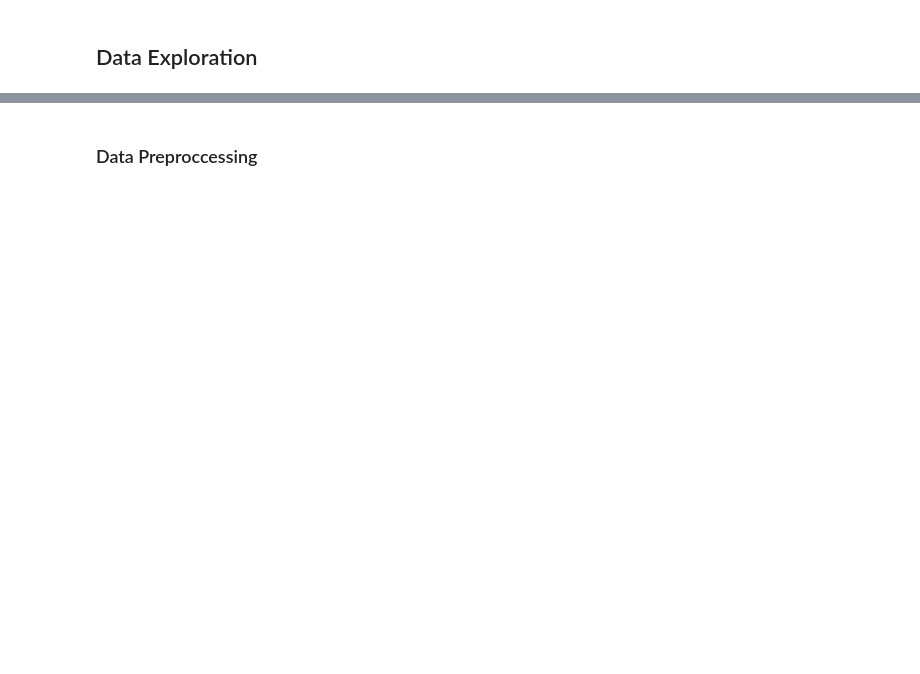
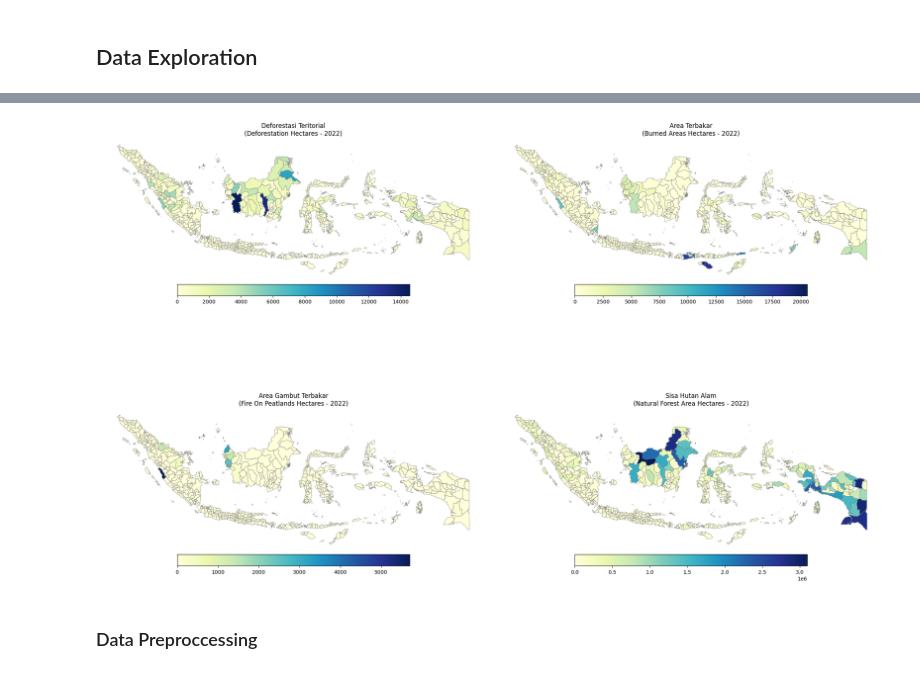
Before and after one commit to bintangfikrif/Unnamed-Final_Project, a Jupyter notebook: notebooks/main.ipynb, the cells around one changed output, grey strips where cells are left out. Cells and saved outputs as stored; diff of their text form; code cells hidden in the pictures; blank space fills up the shorter version.

Commit message:
merged 4 dataset n data exploration

```diff
--- a/notebooks/main.ipynb
+++ b/notebooks/main.ipynb
@@ -688,0 +607,95 @@ dtype: float64
+# %%
+# Configuration
+YEAR = 2022
+YEAR_COL = 'year'
+
+# Data configuration
+files_config = [
+    {
+        'geojson': 'spatial-metrics-indonesia-territorial_deforestation_kabupaten.geojson',
+        'csv': 'spatial-metrics-indonesia-territorial_deforestation_kabupaten.csv',
+        'value_col': 'deforestation_hectares',
+        'title': 'Deforestasi Teritorial'
+    },
+    {
+        'geojson': 'spatial-metrics-indonesia-burned_area_kabupaten.geojson',
+        'csv': 'spatial-metrics-indonesia-burned_area_kabupaten.csv',
+        'value_col': 'burned_areas_hectares',
+        'title': 'Area Terbakar'
+    },
+    {
+        'geojson': 'spatial-metrics-indonesia-burned_peat_kabupaten.geojson',
+        'csv': 'spatial-metrics-indonesia-burned_peat_kabupaten.csv',
+        'value_col': 'fire_on_peatlands_hectares',
+        'title': 'Area Gambut Terbakar'
+    },
+    {
+        'geojson': 'spatial-metrics-indonesia-remaining_forest_kabupaten.geojson',
+        'csv': 'spatial-metrics-indonesia-remaining_forest_kabupaten.csv',
+        'value_col': 'natural_forest_area_hectares',
+        'title': 'Sisa Hutan Alam'
+    }
+]
+
+# Create subplot
+fig, axes = plt.subplots(2, 2, figsize=(22, 17))
+axes = axes.flatten()
+
+def process_subplot(config, ax, idx):
+    try:
+        # Load and process CSV
+        df = pd.read_csv(config['csv'])
+
+        # Filter by year and process
+        df_year = df[df[YEAR_COL] == YEAR].copy() if YEAR_COL in df.columns else df.copy()
+
+        if df_year.empty:
+            ax.set_title(f"{config['title']}\nNo data for {YEAR}", color='red')
+            ax.set_axis_off()
+            return
+
+        # Create PCODE match
+        df_year['PCODE_match'] = df_year['region_trase_id'].astype(str).str.replace('ID-', '', regex=False)
+        data_summary = df_year.groupby('PCODE_match')[config['value_col']].sum().reset_index()
+
+        # Load GeoJSON
+        gdf = gpd.read_file(config['geojson'])
+        gdf['kabupaten_geocode'] = gdf['kabupaten_geocode'].astype(str)
+        data_summary['PCODE_match'] = data_summary['PCODE_match'].astype(str)
+
+        # Merge and plot
+        merged_gdf = gdf.merge(data_summary, left_on='kabupaten_geocode', right_on='PCODE_match', how='left')
+        merged_gdf[config['value_col']] = merged_gdf[config['value_col']].fillna(0)
+
+        merged_gdf.plot(
+            column=config['value_col'],
+            ax=ax,
+            legend=True,
+            legend_kwds={'orientation': 'horizontal', 'shrink': 0.6, 'pad': 0.01},
+            cmap='YlGnBu',
+            edgecolor='gray',
+            linewidth=0.5,
+            missing_kwds={'color': 'lightgrey', 'hatch': '///', 'label': 'No Data'}
+        )
+
+        ax.set_title(f"{config['title']}\n({config['value_col'].replace('_', ' ').title()} - {YEAR})")
+        ax.set_axis_off()
+
+        print(f"Processed {config['title']}: {len(data_summary)} regions")
+
+    except Exception as e:
+        print(f"Error processing {config['title']}: {e}")
+        ax.set_title(f"{config['title']}\nError: {str(e)[:30]}...", color='red')
+        ax.set_axis_off()
+
+# Process all subplots
+for i, config in enumerate(files_config):
+    process_subplot(config, axes[i], i)
+
+# Save and display
+plt.tight_layout(pad=3.0, h_pad=4.0, w_pad=2.0)
+output_file = f"peta_multi_csv_geojson_{YEAR}.png"
+plt.savefig(output_file)
+print(f"Map saved to: {output_file}")
+plt.show()
+# %% [output]
@@ -689,2 +707,3 @@ dtype: float64
+[figure, added]
 # %% [markdown]
 ### Data Preproccessing
```
Also changed, not shown: parts of 24 cells of this notebook.
